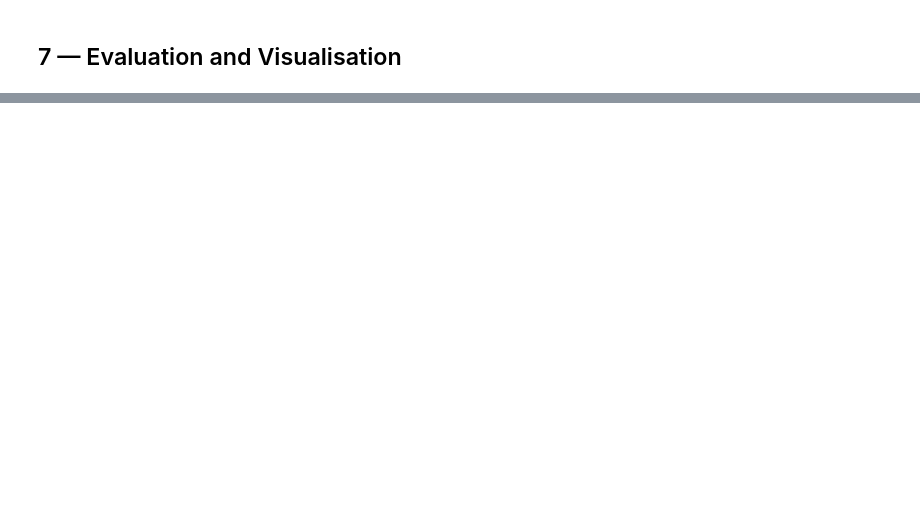
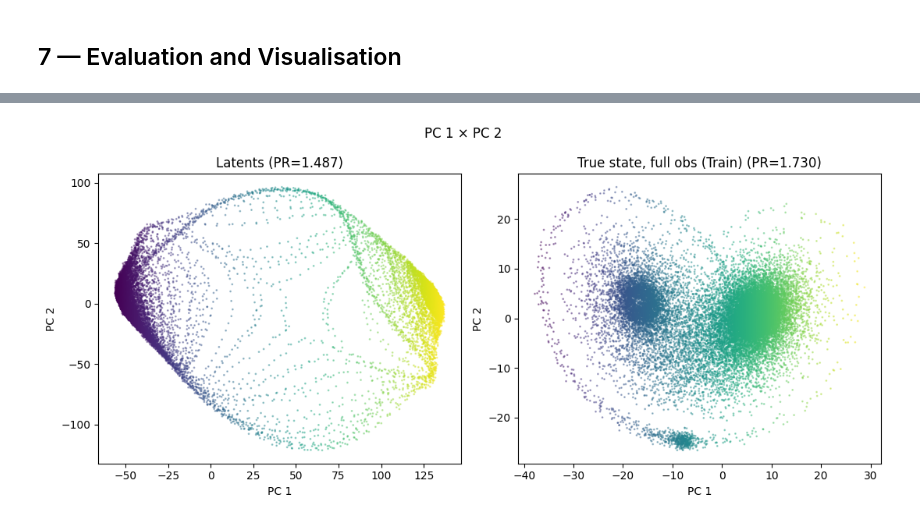
Before and after one commit to adamjeisen/JacobianODE, a Jupyter notebook: _jupyter/Encoder-Only (Lorenz - single run).ipynb, the cells around one changed output, grey strips where cells are left out. Cells and saved outputs as stored; diff of their text form; code cells hidden in the pictures; blank space fills up the shorter version.

```diff
--- a/_jupyter/Encoder-Only (Lorenz - single run).ipynb
+++ b/_jupyter/Encoder-Only (Lorenz - single run).ipynb
@@ -479,0 +564,76 @@ ValueError: s must be a scalar, or float array-like with the same size as x and
+# %%
+from sklearn.decomposition import PCA
+
+lit_model.eval()
+device = "cuda" if torch.cuda.is_available() else "cpu"
+lit_model.to(device)
+cm = lit_model.context_margin
+
+# ---- Option to use either test or train dataset ----
+use_train = True  # Set to True to use train set, False to use test set
+
+if use_train:
+    traj_key = "train_trajs"
+    full_obs_key = "train_trajs_full"
+    label_prefix = "Train"
+else:
+    traj_key = "test_trajs"
+    full_obs_key = "test_trajs_full"
+    label_prefix = "Test"
+
+# Run encoder on full trajectories (no chopping)
+trajs_obs = trajs[traj_key].sequence   # (N_traj, T, D_obs)
+trajs_full = trajs[full_obs_key].sequence  # (N_traj, T, D_full)
+
+batch_traj = 8
+all_latents = []
+all_decoded = []
+with torch.no_grad():
+    for i in tqdm(range(0, trajs_obs.shape[0], batch_traj)):
+        x = torch.as_tensor(trajs_obs[i : i + batch_traj]).float().to(device)
+        z = lit_model.encoder(x)[:, cm:]  # (B, T - cm, n_latent)
+        print(z.shape)
+        # decoder
+        x_hat = lit_model.same_state_decoder(z)
+        print(x_hat.shape)
+        all_latents.append(z.cpu())
+        all_decoded.append(x_hat.cpu())
+Z = torch.cat(all_latents, dim=0).reshape(-1, lit_model.n_latent).numpy()
+X_hat = torch.cat(all_decoded, dim=0).numpy()
+
+# True state: full-obs flattened, aligned with latent positions (skip first cm timesteps)
+trajs_full_arr = np.asarray(trajs_full)
+X_true = trajs_full_arr[:, cm:, :].reshape(-1, trajs_full_arr.shape[-1])
+true_label = f"True state, full obs ({label_prefix})"
+
+# 3. Participation ratio (PR) from PCA eigenvalues
+def participation_ratio(X):
+    X_flat = X.reshape(-1, X.shape[-1])
+    cov = np.cov(X_flat, rowvar=False)
+    eigvals = np.linalg.eigvalsh(cov)
+    return (eigvals.sum()) ** 2 / ((eigvals**2).sum() + 1e-12)
+
+pr_latent = participation_ratio(Z)
+pr_true = participation_ratio(X_true)
+print(f"Participation ratio — Latents: {pr_latent:.3f}  |  {true_label}: {pr_true:.3f}")
+
+# 4. PCA for plotting
+pca_latent = PCA(n_components=2).fit(Z)
+pca_true = PCA(n_components=2).fit(X_true)
+Z_pc = pca_latent.transform(Z)
+X_true_pc = pca_true.transform(X_true)
+
+# 5. Side-by-side PC1×PC2 plots
+fig, axes = plt.subplots(1, 2, figsize=(11, 5))
+axes[0].scatter(Z_pc[:, 0], Z_pc[:, 1], s=1, alpha=0.4, c=Z_pc[:, 0], cmap="viridis")
+axes[0].set_xlabel("PC 1")
+axes[0].set_ylabel("PC 2")
+axes[0].set_title(f"Latents (PR={pr_latent:.3f})")
+axes[1].scatter(X_true_pc[:, 0], X_true_pc[:, 1], s=1, alpha=0.4, c=X_true_pc[:, 0], cmap="viridis")
+axes[1].set_xlabel("PC 1")
+axes[1].set_ylabel("PC 2")
+axes[1].set_title(f"{true_label} (PR={pr_true:.3f})")
+fig.suptitle("PC 1 × PC 2", fontsize=12)
+plt.tight_layout()
+plt.show()
+# %% [output]
@@ -479,0 +647 @@ ValueError: s must be a scalar, or float array-like with the same size as x and
+[figure, added]
```
Also changed, not shown: parts of 29 cells of this notebook, 19 other files.
